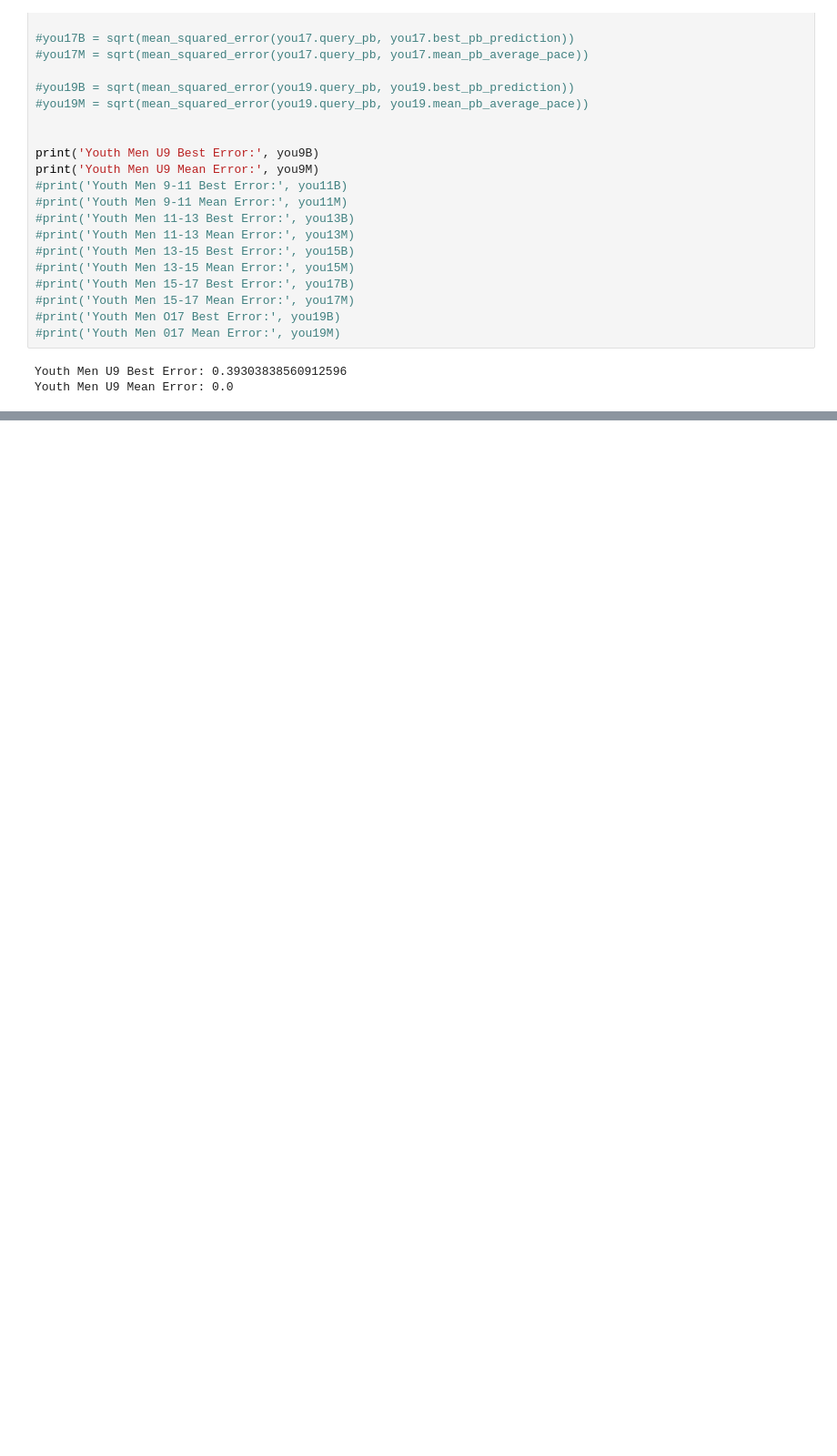
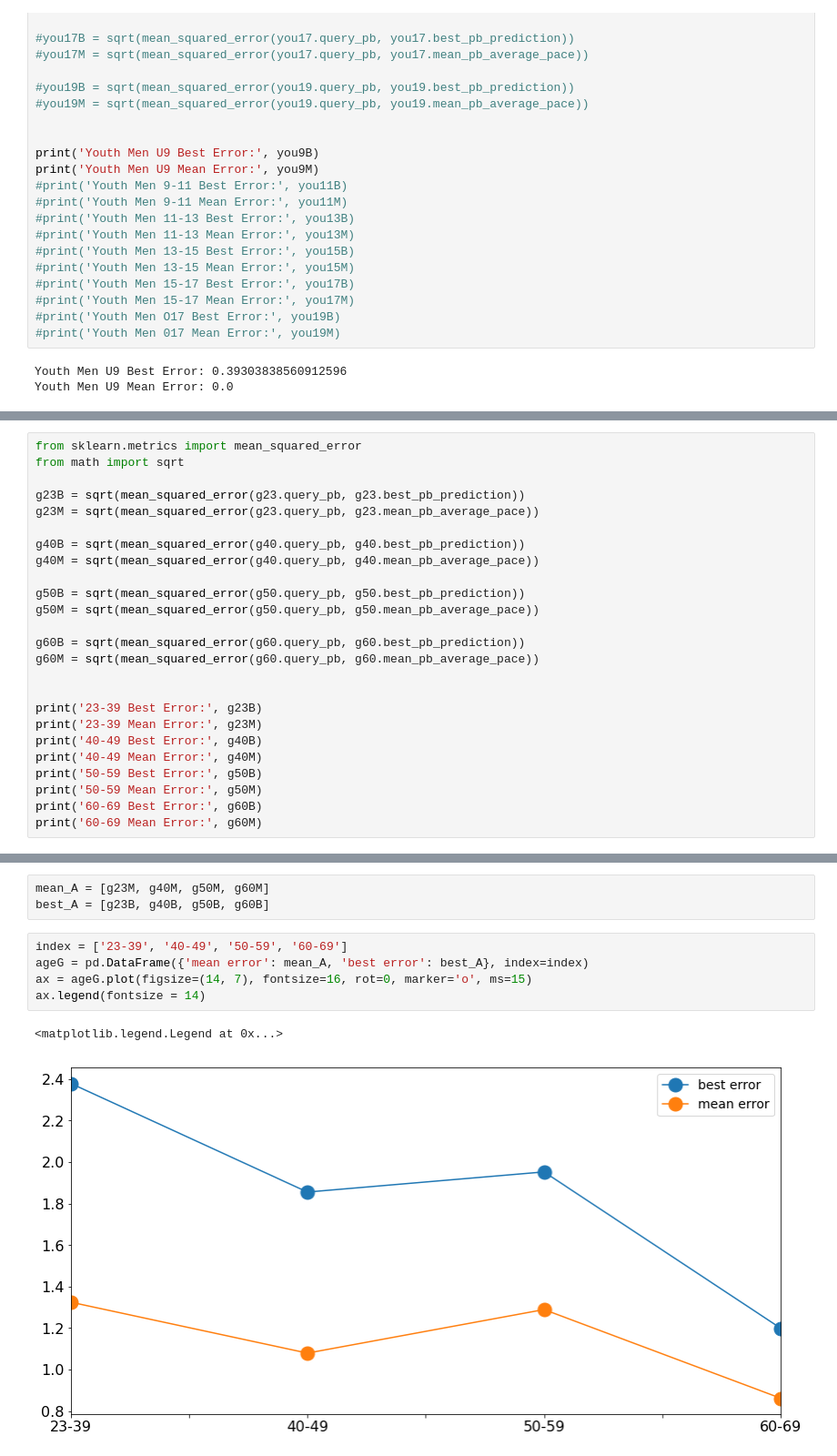
Before and after one commit to CathalMcC15/Analysing_Ultra_Marathons, a Jupyter notebook: Prediction_Eval.ipynb, the cells around one changed output, grey strips where cells are left out. Shown at 91% size. Saved outputs shown, nothing was run; the diff lists cells and outputs as text; blank space fills up the shorter version.

```diff
--- a/Prediction_Eval.ipynb
+++ b/Prediction_Eval.ipynb
@@ -1132,0 +1257,25 @@ Youth Men U9 Mean Error: 0.0
+# %%
+from sklearn.metrics import mean_squared_error
+from math import sqrt
+
+g23B = sqrt(mean_squared_error(g23.query_pb, g23.best_pb_prediction))
+g23M = sqrt(mean_squared_error(g23.query_pb, g23.mean_pb_average_pace))
+
+g40B = sqrt(mean_squared_error(g40.query_pb, g40.best_pb_prediction))
+g40M = sqrt(mean_squared_error(g40.query_pb, g40.mean_pb_average_pace))
+
+g50B = sqrt(mean_squared_error(g50.query_pb, g50.best_pb_prediction))
+g50M = sqrt(mean_squared_error(g50.query_pb, g50.mean_pb_average_pace))
+
+g60B = sqrt(mean_squared_error(g60.query_pb, g60.best_pb_prediction))
+g60M = sqrt(mean_squared_error(g60.query_pb, g60.mean_pb_average_pace))
+
+
+print('23-39 Best Error:', g23B)
+print('23-39 Mean Error:', g23M)
+print('40-49 Best Error:', g40B)
+print('40-49 Mean Error:', g40M)
+print('50-59 Best Error:', g50B)
+print('50-59 Mean Error:', g50M)
+print('60-69 Best Error:', g60B)
+print('60-69 Mean Error:', g60M)
@@ -1132,0 +1291,11 @@ Youth Men U9 Mean Error: 0.0
+# %%
+mean_A = [g23M, g40M, g50M, g60M]
+best_A = [g23B, g40B, g50B, g60B]
+# %%
+index = ['23-39', '40-49', '50-59', '60-69']
+ageG = pd.DataFrame({'mean error': mean_A, 'best error': best_A}, index=index)
+ax = ageG.plot(figsize=(14, 7), fontsize=16, rot=0, marker='o', ms=15)
+ax.legend(fontsize = 14)
+# %% [output]
+<matplotlib.legend.Legend at 0x...>
+[figure, added]
```
Also changed, not shown: parts of 28 cells of this notebook, 1 other file.
